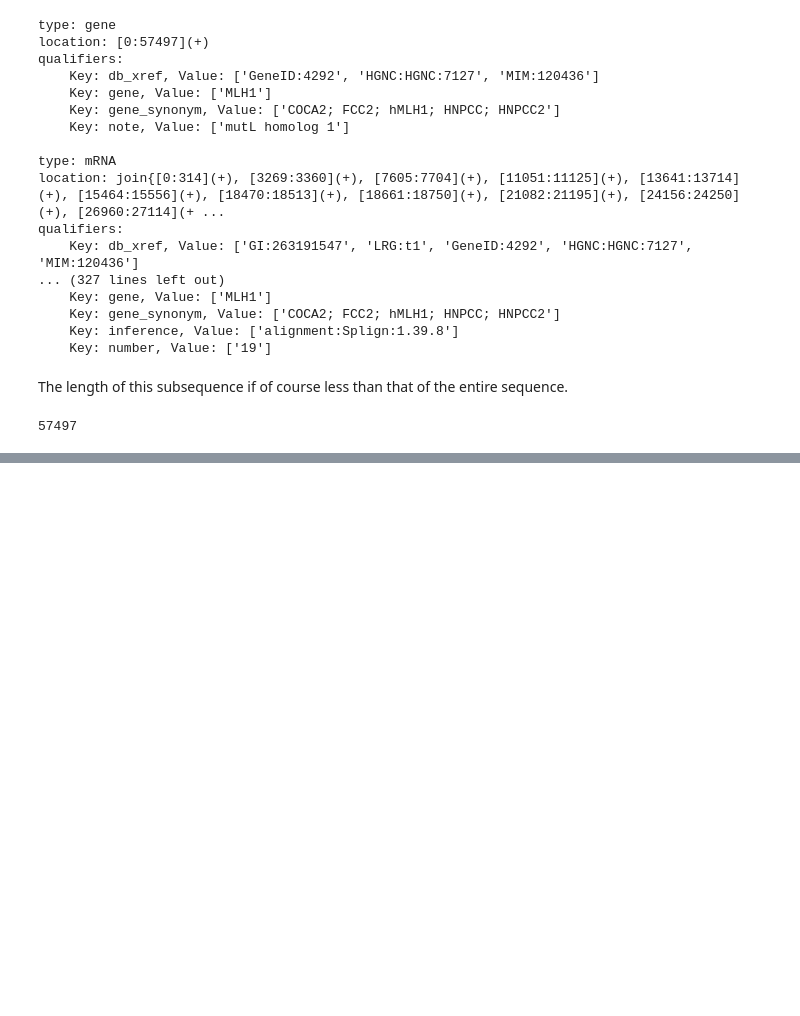
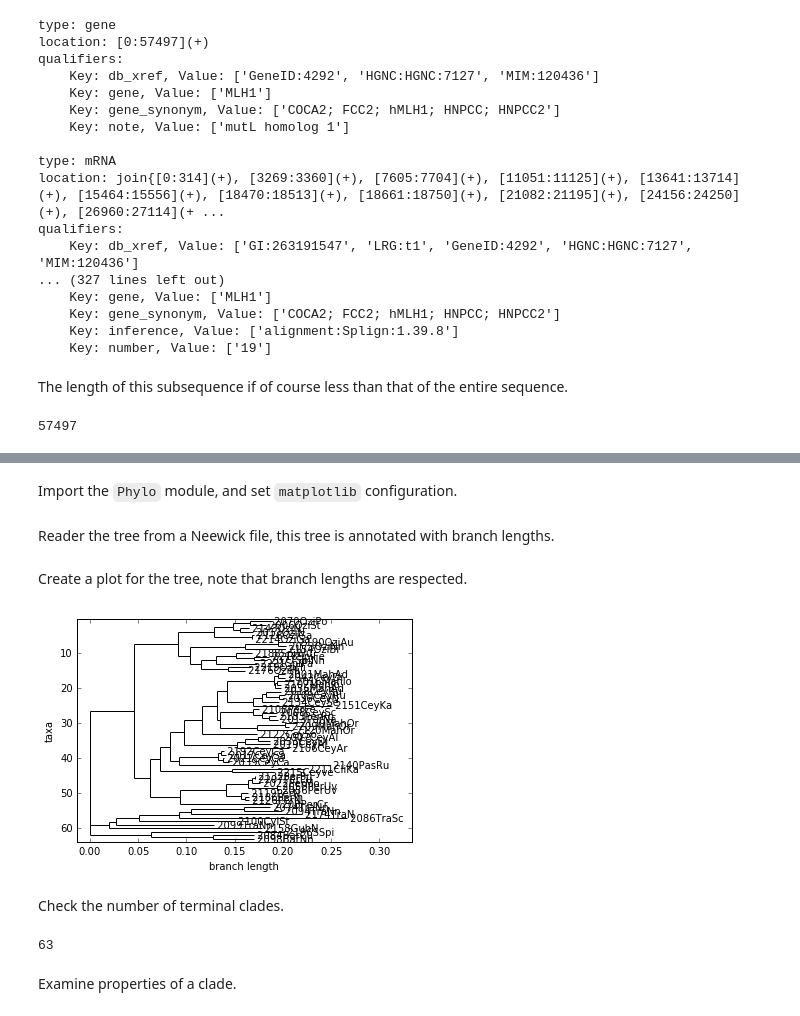
Before and after one commit to gjbex/training-material, a Jupyter notebook: Python/Biopython/biopython.ipynb, the cells around one changed output, grey strips where cells are left out. Cells and saved outputs as stored; diff of their text form; code cells hidden in the pictures; blank space fills up the shorter version.

Commit message:
Added phylogenetic tree examples

```diff
--- a/Python/Biopython/biopython.ipynb
+++ b/Python/Biopython/biopython.ipynb
@@ -117,0 +120,2 @@ len(mklh1_record)
+# %% [markdown]
+Import the `Phylo` module, and set `matplotlib` configuration.
@@ -117,0 +125,12 @@ len(mklh1_record)
+# %% [markdown]
+Reader the tree from a Neewick file, this tree is annotated with branch lengths.
+# %%
+tree = Phylo.read('crab.tree', 'newick')
+# %% [markdown]
+Create a plot for the tree, note that branch lengths are respected.
+# %%
+Phylo.draw(tree)
+# %% [output]
+[figure, added]
+# %% [markdown]
+Check the number of terminal clades.
@@ -117,0 +139,6 @@ len(mklh1_record)
+# %%
+tree.count_terminals()
+# %% [output]
+63
+# %% [markdown]
+Examine properties of a clade.
```
Also changed, not shown: parts of 10 cells of this notebook, 1 other file.
